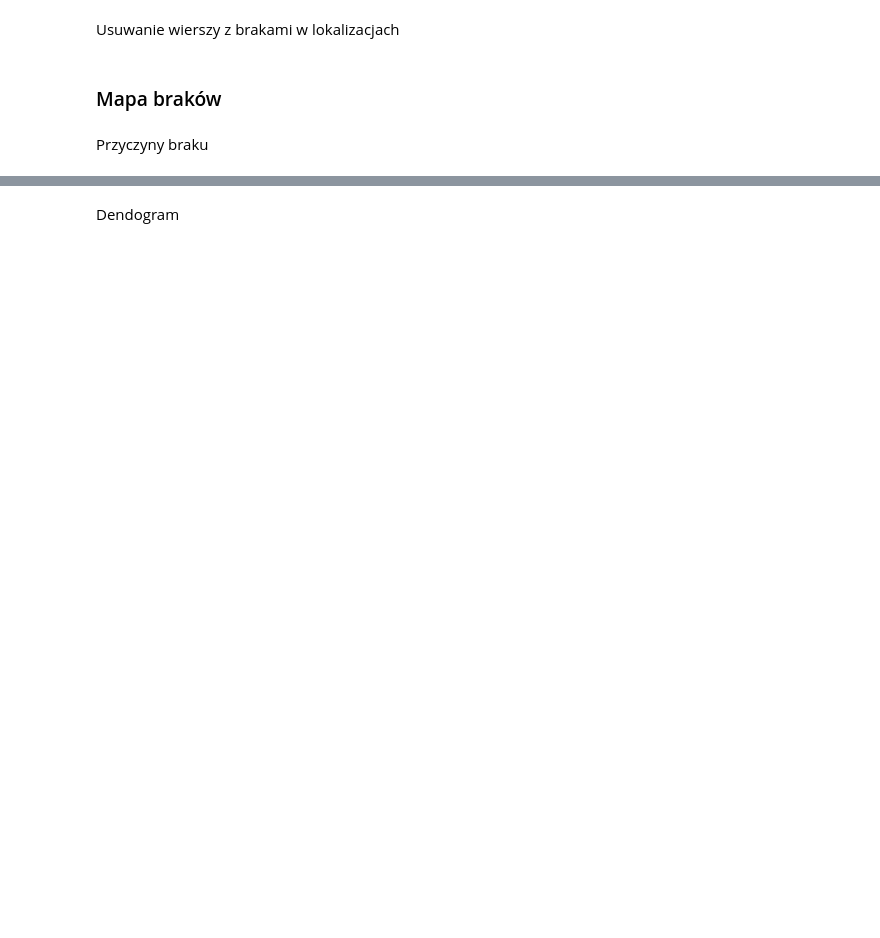
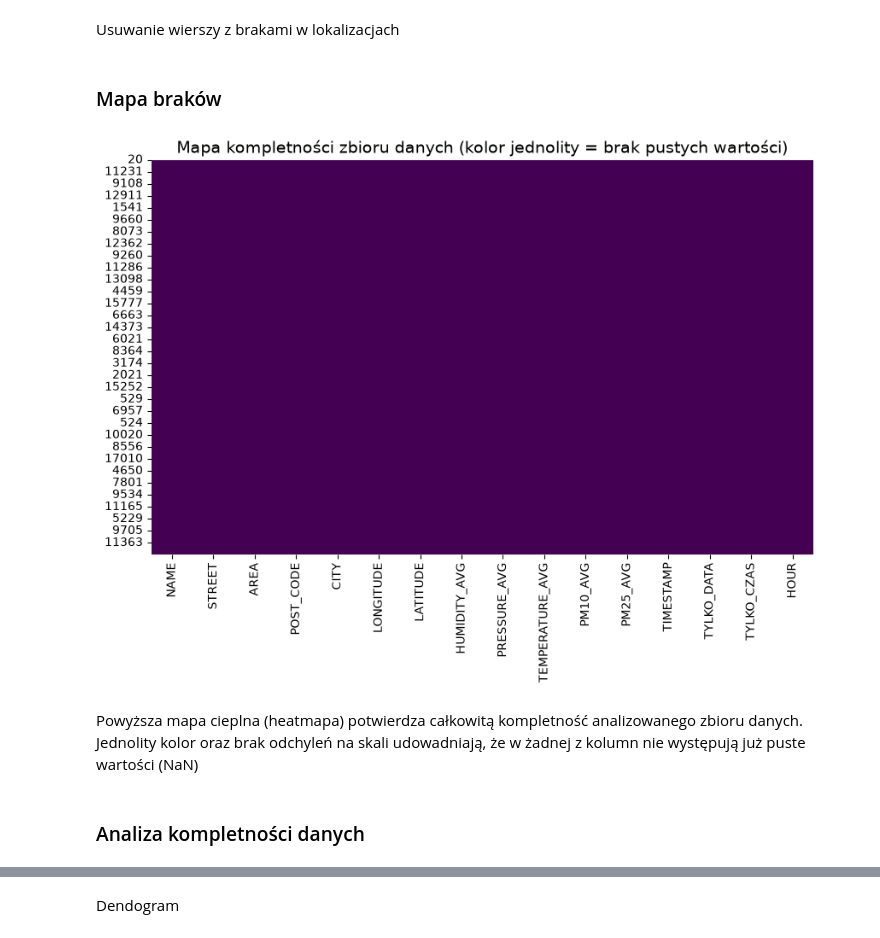
Before and after one commit to Kwadivald/Analiza, a Jupyter notebook: scripts/smog_raw.ipynb, the cells around one changed output, grey strips where cells are left out. Saved outputs shown, nothing was run; the diff lists cells and outputs as text; code cells hidden in the pictures; blank space fills up the shorter version.

```diff
--- a/scripts/smog_raw.ipynb
+++ b/scripts/smog_raw.ipynb
@@ -114,0 +244,6 @@ df_smog.sort_values(['TEMPERATURE_AVG']).head(10)
+# %%
+
+
+df_smog['TYLKO_CZAS'] = df_smog['TYLKO_CZAS'].astype(str)
+
+skim(df_smog)
@@ -127,4 +278,13 @@ sns.heatmap(df_smog.isna())
-# %% [markdown]
-Przyczyny braku
+# %%
+plt.figure(figsize=(10, 6))
+sns.heatmap(df_smog.isna(), cbar=False, cmap='viridis')
+plt.title('Mapa kompletności zbioru danych (kolor jednolity = brak pustych wartości)', fontsize=14)
+plt.show()
+# %% [output]
+[figure, added]
+# %% [markdown]
+Powyższa mapa cieplna (heatmapa) potwierdza całkowitą kompletność analizowanego zbioru danych. Jednolity kolor oraz brak odchyleń na skali udowadniają, że w żadnej z kolumn nie występują już puste wartości (NaN)
+# %% [markdown]
+### Analiza kompletności danych
 # %%
 msno.matrix(df_smog)
```
Also changed, not shown: parts of 114 cells of this notebook, 12 other files.
